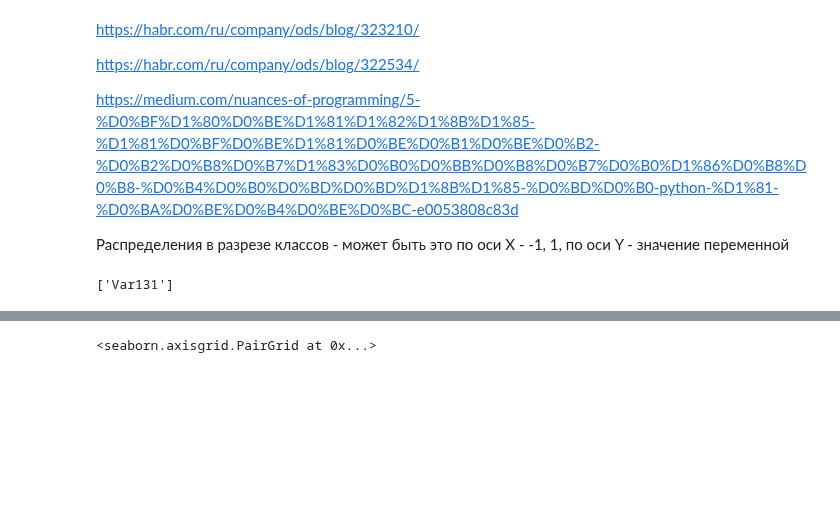
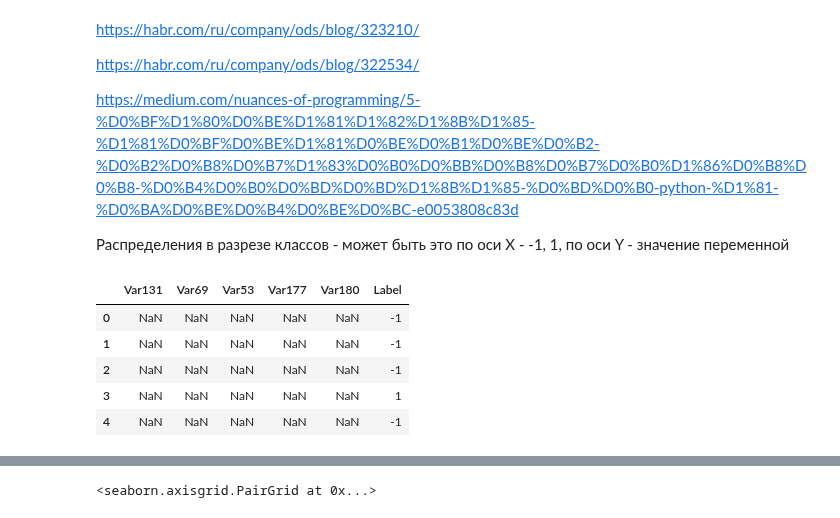
Before and after one commit to dminikorenb/DataLearning, a Jupyter notebook: 2-churn_prediction/dminik6_part2_w1.ipynb, the cells around one changed output, grey strips where cells are left out. Cells and saved outputs as stored; diff of their text form; code cells hidden in the pictures; blank space fills up the shorter version.

```diff
--- a/2-churn_prediction/dminik6_part2_w1.ipynb
+++ b/2-churn_prediction/dminik6_part2_w1.ipynb
@@ -171,6 +173,13 @@ https://medium.com/nuances-of-programming/5-%D0%BF%D1%80%D0%BE%D1%81%D1%82%D1%8B
 # %%
 df4 = df_data[ser_sort.head(5).index.tolist() + ['Label']]
 # %%
-ser_sort.head(1).index.tolist()
+# ser_sort.head(1).index.tolist()
+df4.head()
+# df4.Var131.dropna()
 # %% [output]
-['Var131']
+|  | Var131 | Var69 | Var53 | Var177 | Var180 | Label |
+| 0 | NaN | NaN | NaN | NaN | NaN | -1 |
+| 1 | NaN | NaN | NaN | NaN | NaN | -1 |
+| 2 | NaN | NaN | NaN | NaN | NaN | -1 |
+| 3 | NaN | NaN | NaN | NaN | NaN | 1 |
+| 4 | NaN | NaN | NaN | NaN | NaN | -1 |
```
Also changed, not shown: parts of 2 cells of this notebook.
